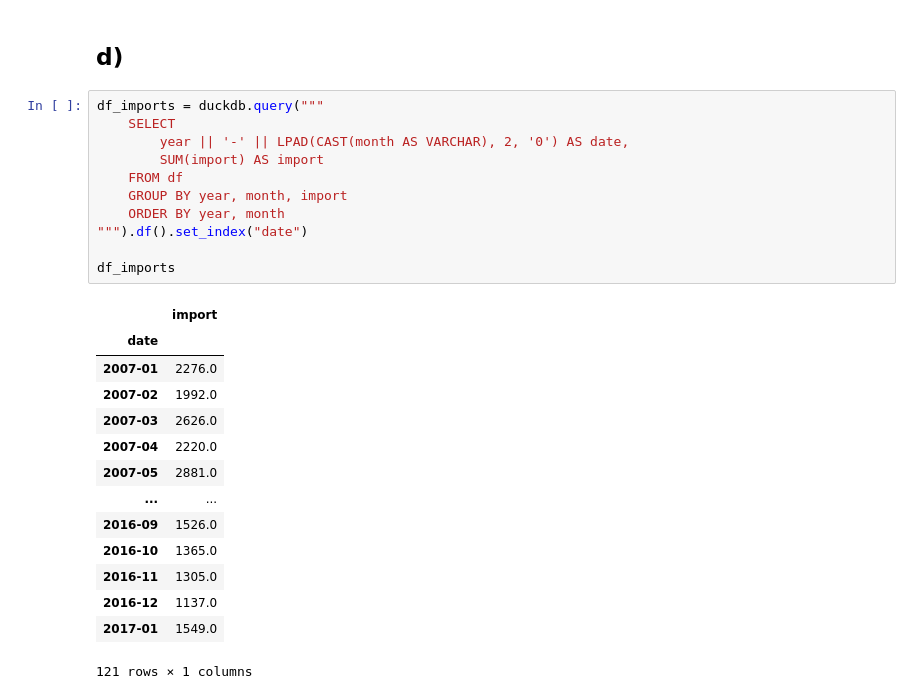
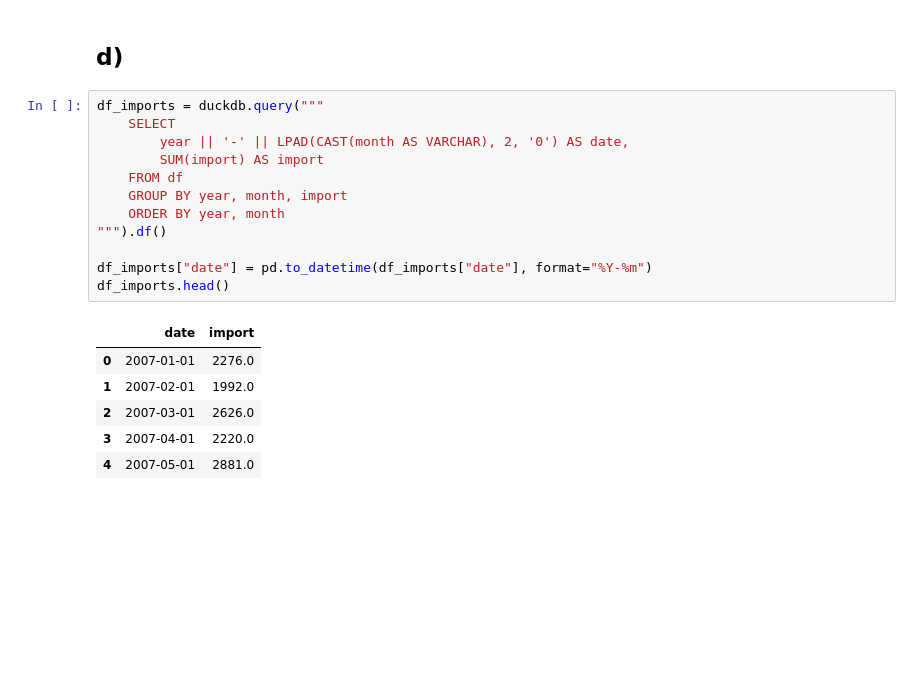
Before and after one commit to fredrikkron/data-visualization-fredrik-kron-de24, a Jupyter notebook: exercises/exercise_0/0.0.ipynb, the cells around one changed output. Drawn from its saved outputs; the diff is of its cells as text; blank space fills up the shorter version.

```diff
--- a/exercises/exercise_0/0.0.ipynb
+++ b/exercises/exercise_0/0.0.ipynb
@@ -162,26 +162,19 @@ fig.savefig("figures/CO2_Emission.png")
 # %%
 df_imports = duckdb.query("""
     SELECT
         year || '-' || LPAD(CAST(month AS VARCHAR), 2, '0') AS date,
         SUM(import) AS import
     FROM df
     GROUP BY year, month, import
     ORDER BY year, month
-""").df().set_index("date")
+""").df()
 
-df_imports
+df_imports["date"] = pd.to_datetime(df_imports["date"], format="%Y-%m")
+df_imports.head()
 # %% [output]
-|  | import |
-| date |  |
-| 2007-01 | 2276.0 |
-| 2007-02 | 1992.0 |
-| 2007-03 | 2626.0 |
-| 2007-04 | 2220.0 |
-| 2007-05 | 2881.0 |
-| ... | ... |
-| 2016-09 | 1526.0 |
-| 2016-10 | 1365.0 |
-| 2016-11 | 1305.0 |
-| 2016-12 | 1137.0 |
-| 2017-01 | 1549.0 |
+|  | date | import |
+| 0 | 2007-01-01 | 2276.0 |
+| 1 | 2007-02-01 | 1992.0 |
+| 2 | 2007-03-01 | 2626.0 |
+| 3 | 2007-04-01 | 2220.0 |
+| 4 | 2007-05-01 | 2881.0 |
-121 rows × 1 columns
```
Also changed, not shown: parts of 2 cells of this notebook.
